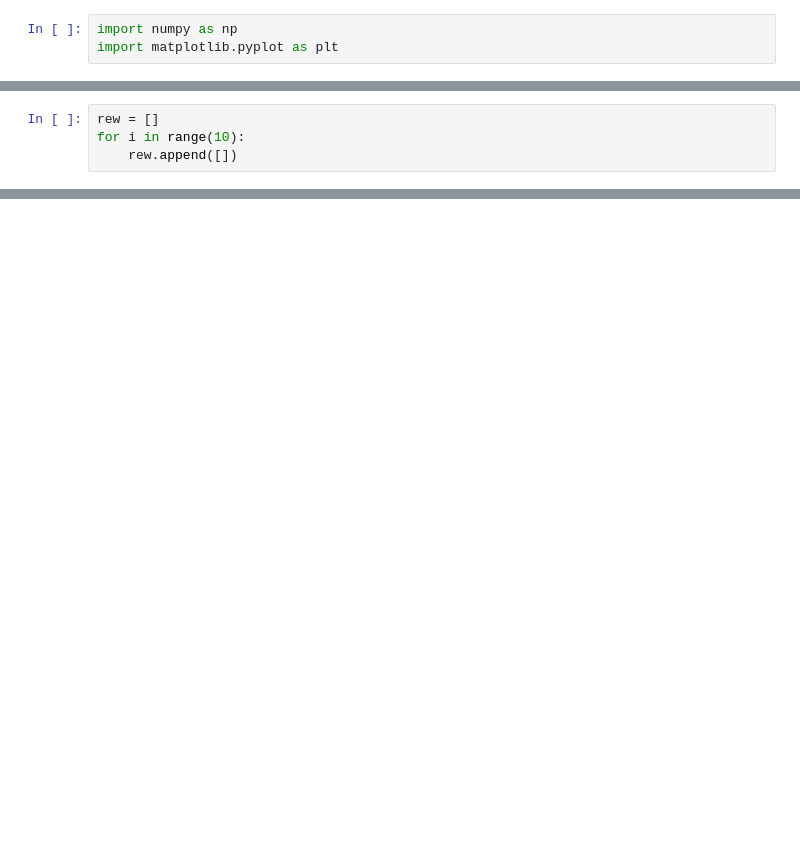
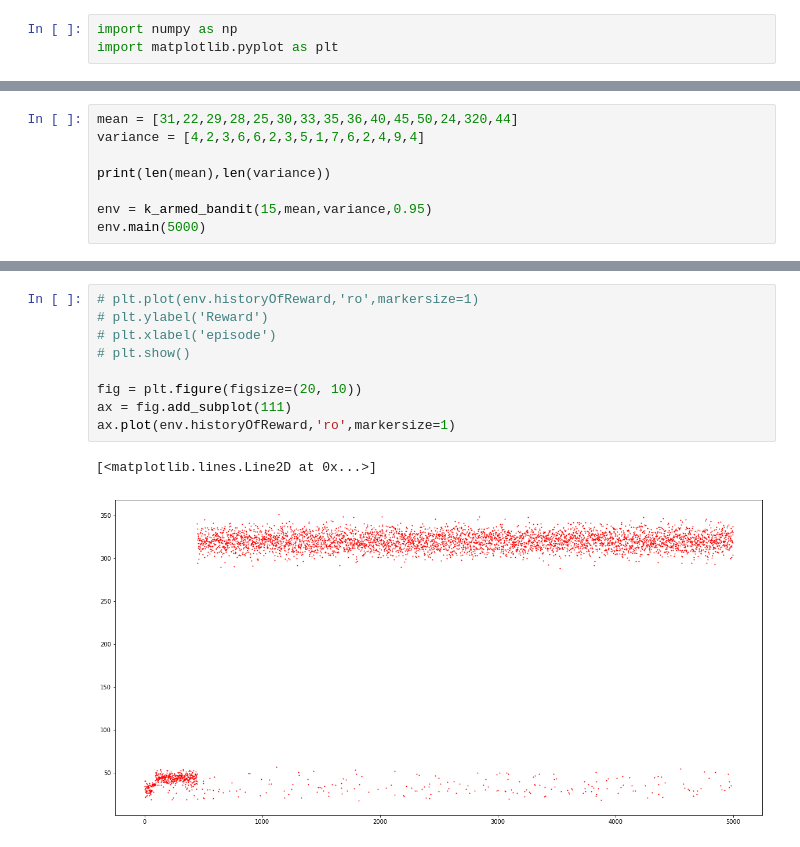
Before and after one commit to alizindari/Reinforcement-Learning, a Jupyter notebook: k armed bandit.ipynb, the cells around one changed output, grey strips where cells are left out. Cells and saved outputs as stored; diff of their text form; blank space fills up the shorter version.

Commit message:
rewards from a gaussian distribution

```diff
--- a/k armed bandit.ipynb
+++ b/k armed bandit.ipynb
@@ -116,4 +3,0 @@ action at level 4999 is: 5
-# %%
-rew = []
-for i in range(10):
-    rew.append([])
@@ -123,0 +46,8 @@ np.sum(env.numOfAction)
+# %%
+mean = [31,22,29,28,25,30,33,35,36,40,45,50,24,320,44]
+variance = [4,2,3,6,6,2,3,5,1,7,6,2,4,9,4]
+
+print(len(mean),len(variance))
+
+env = k_armed_bandit(15,mean,variance,0.95)
+env.main(5000)
@@ -123,0 +72,12 @@ np.sum(env.numOfAction)
+# %%
+# plt.plot(env.historyOfReward,'ro',markersize=1)
+# plt.ylabel('Reward')
+# plt.xlabel('episode')
+# plt.show()
+
+fig = plt.figure(figsize=(20, 10))
+ax = fig.add_subplot(111)
+ax.plot(env.historyOfReward,'ro',markersize=1)
+# %% [output]
+[<matplotlib.lines.Line2D at 0x...>]
+[figure, added]
```
Also changed, not shown: parts of 5 cells of this notebook.
